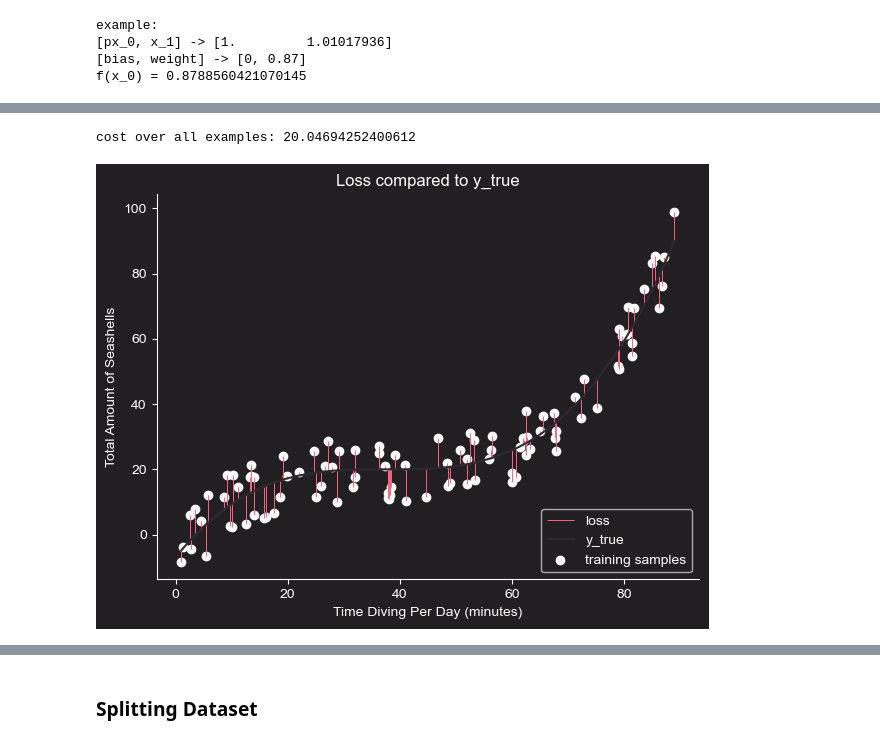
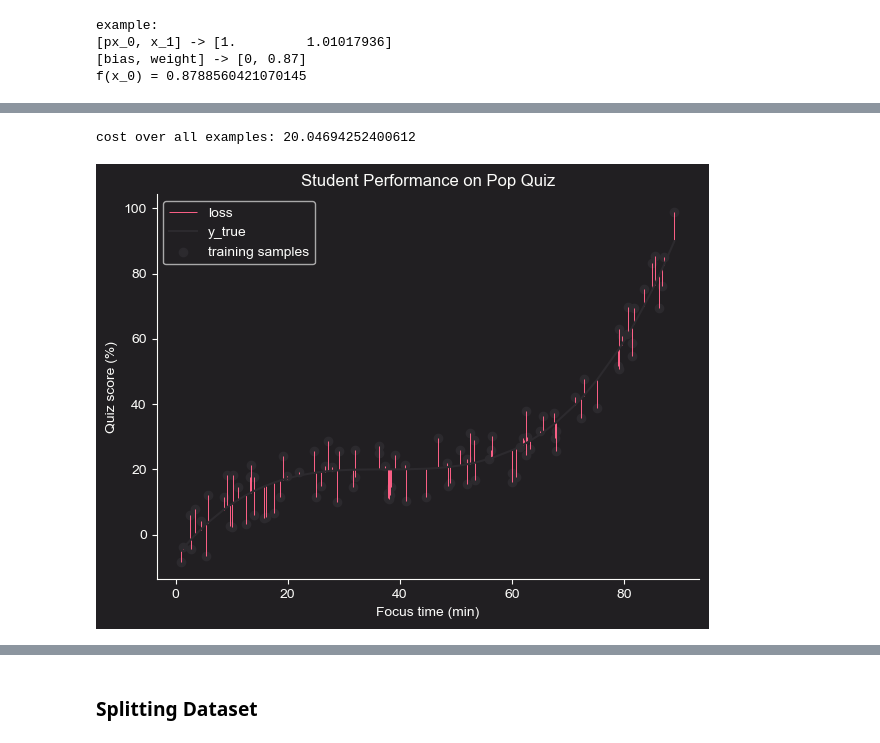
Before and after one commit to jakecreate/machine-learning-from-scratch, a Jupyter notebook: fundamentals_machine_learning.ipynb, the cells around one changed output, grey strips where cells are left out. Cells and saved outputs as stored; diff of their text form; code cells hidden in the pictures.

```diff
--- a/fundamentals_machine_learning.ipynb
+++ b/fundamentals_machine_learning.ipynb
@@ -37,23 +49,23 @@ plt.rcParams['ytick.color'] = c_['white']
 # %%
 np.random.seed(1)
-n_samples = 100
 
 # sample data
-x = np.sort(np.random.uniform(low=1, high=90, size=n_samples))
-noise = np.random.uniform(low=-10, high=10, size=n_samples)
+n_students = 100
+x = np.sort(np.random.uniform(low=1, high=90, size=n_students))
+noise = np.random.uniform(low=-10, high=10, size=n_students)
 
+# target function
 y_true = (0.08*x - 3)**3 + 20
-# y_true = -20*np.sin(x**(1/3) + 5) + 25
 y = y_true + noise
 
-# graph of data
+# graph
 fig, ax = plt.subplots(figsize=(7,5))
 ax.plot(x, y_true, c=c_['red'], label='y_true')
 ax.scatter(x, y, c=c_['white'], label='data')
 ax.spines[['top', 'right']].set_visible(False)
 ax.spines[['bottom', 'left']].set_color(c_['white'])
-ax.set_title('Time Diving v.s. Amount of Seashells')
-ax.set_xlabel('Time Diving Per Day (minutes)')
-ax.set_ylabel('Total Amount of Seashells')
-ax.legend(loc='lower right');
+ax.set_title('Student Performance on Pop Quiz')
+ax.set_xlabel('Focus time (min)')
+ax.set_ylabel('Quiz score (%)')
+ax.legend(loc='upper left');
 # %% [output]
@@ -110,20 +149,20 @@ def cost_mse(y_hat, y):
 # %%
 fig, ax = plt.subplots(figsize=(7,5))
 
 mm = np.sort(np.vstack([y, y_true]), axis=0)
 ax.vlines(x=x, ymin=mm[0], ymax=mm[1], color=c_['red'], label='loss', linewidth=0.7)
 ax.plot(x, y_true, c=c_['grey'], label='y_true')
-ax.scatter(x, y, c=c_['white'], label='training samples')
+ax.scatter(x, y, c=c_['grey'], label='training samples')
 
 ax.spines[['top', 'right']].set_visible(False)
 ax.spines[['bottom', 'left']].set_color(c_['white'])
-ax.set_title('Loss compared to y_true')
-ax.set_xlabel('Time Diving Per Day (minutes)')
-ax.set_ylabel('Total Amount of Seashells')
-ax.legend(loc='lower right')
-ax.legend(loc='lower right')
+
+ax.set_title('Student Performance on Pop Quiz')
+ax.set_xlabel('Focus time (min)')
+ax.set_ylabel('Quiz score (%)')
+ax.legend(loc='upper left');
 
 print(f'cost over all examples: {cost_mse(y_true, y)}');
 # %% [output]
 cost over all examples: 20.04694252400612
-[figure, old version]
+[figure, new version]
```
Also changed, not shown: parts of 27 cells of this notebook.
